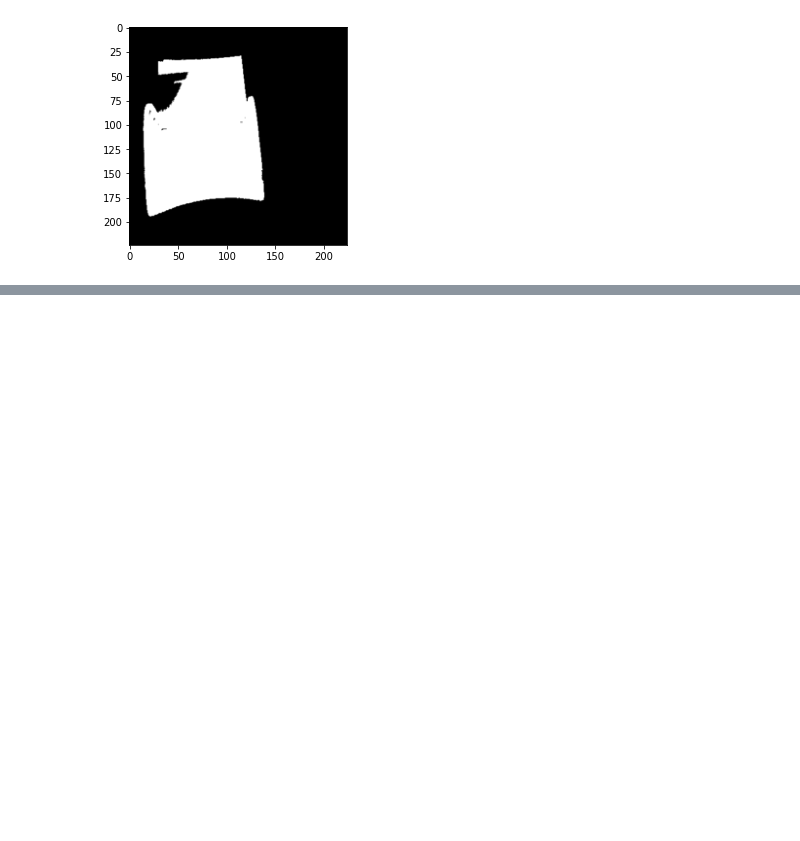
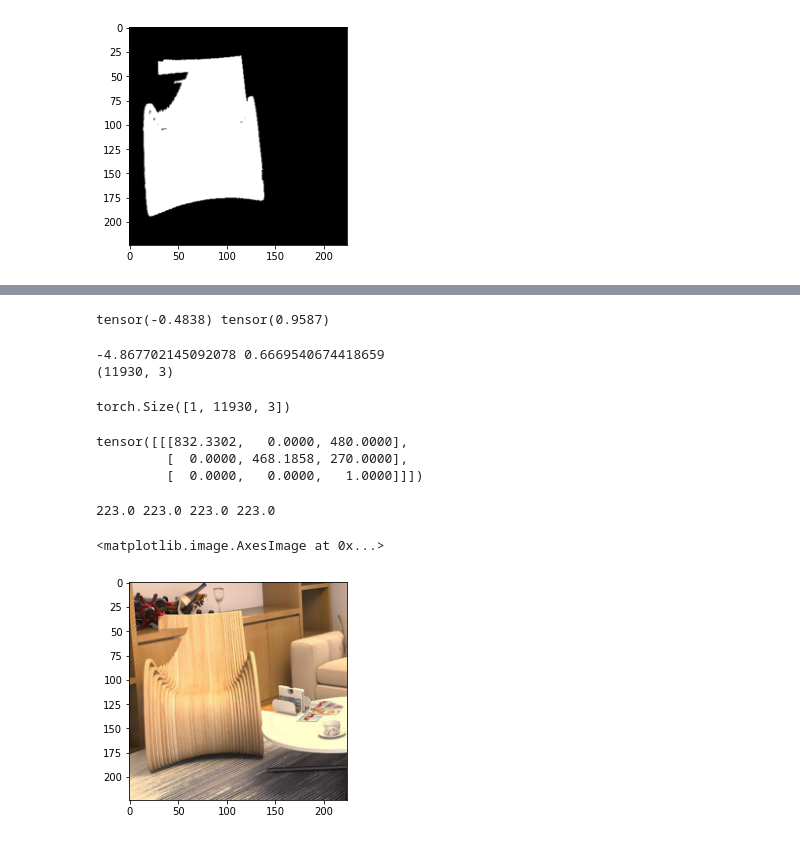
Before and after one commit to JanaldoChen/3D-Future, a Jupyter notebook: test.ipynb, the cells around one changed output, grey strips where cells are left out. Drawn from its saved outputs; the diff is of its cells as text; code cells hidden in the pictures; blank space fills up the shorter version.

Commit message:
fix camera

```diff
--- a/test.ipynb
+++ b/test.ipynb
@@ -49,10 +49,3 @@ plt.imshow(mask_vis, cmap='gray')
 # %% [output]
 <matplotlib.image.AxesImage at 0x...>
 [figure]
-# %%
-from utils.blender_utils import add_camera, get_calibration_matrix_K_from_blender
-# set camera
-camera = add_camera((0, 0, 0), fov, 'camera')
-# get intrinsic matrix
-K_blender = get_calibration_matrix_K_from_blender(camera.data)
-K = np.array(K_blender)
@@ -73,0 +71,49 @@ mesh_vertices_trans = mesh_vertices_trans - trans_vec_object
+# %%
+print(verts.min(), verts.max())
+# %% [output]
+tensor(-0.4838) tensor(0.9587)
+# %%
+verts_t1 = transform_points(verts.numpy()[0], trans.numpy()[0], rot.numpy()[0])
+print(verts_t1.min(), verts_t1.max())
+print(verts_t1.shape)
+# %% [output]
+-4.867702145092078 0.6669540674418659
+(11930, 3)
+# %%
+verts_t1 = torch.from_numpy(verts_t1).float()[None]
+print(verts_t1.size())
+# %% [output]
+torch.Size([1, 11930, 3])
+# %%
+print(K)
+# %% [output]
+tensor([[[832.3302,   0.0000, 480.0000],
+         [  0.0000, 468.1858, 270.0000],
+         [  0.0000,   0.0000,   1.0000]]])
+# %%
+def project_to_image(vertices, K, img):
+    h_size,w_size, channel = img.shape
+    fx = K[0][0]
+    fy = K[1][1]
+    cx = K[0][2]
+    cy = K[0][2]
+
+    # project 3d->2d
+    X, Y, Z = vertices.T
+    h = (-Y) / (-Z) * fy + cy
+    w = X / (-Z) * fx + cx
+
+    # draw projection points
+    h = np.minimum(np.maximum(h, 0), h_size - 1)
+    w = np.minimum(np.maximum(w, 0), w_size - 1)
+    print(h.min(), h.max(), w.min(), w.max())
+    img[np.round(h).astype(int), np.round(w).astype(int), :] = (0, 0, 0)
+
+    return img
+# %%
+img_vis = project_to_image(verts_t1.numpy()[0], K.numpy()[0], img_vis)
+plt.imshow(img_vis)
+# %% [output]
+223.0 223.0 223.0 223.0
+<matplotlib.image.AxesImage at 0x...>
+[figure, added]
```
Also changed, not shown: parts of 7 cells of this notebook, 3 other files.
